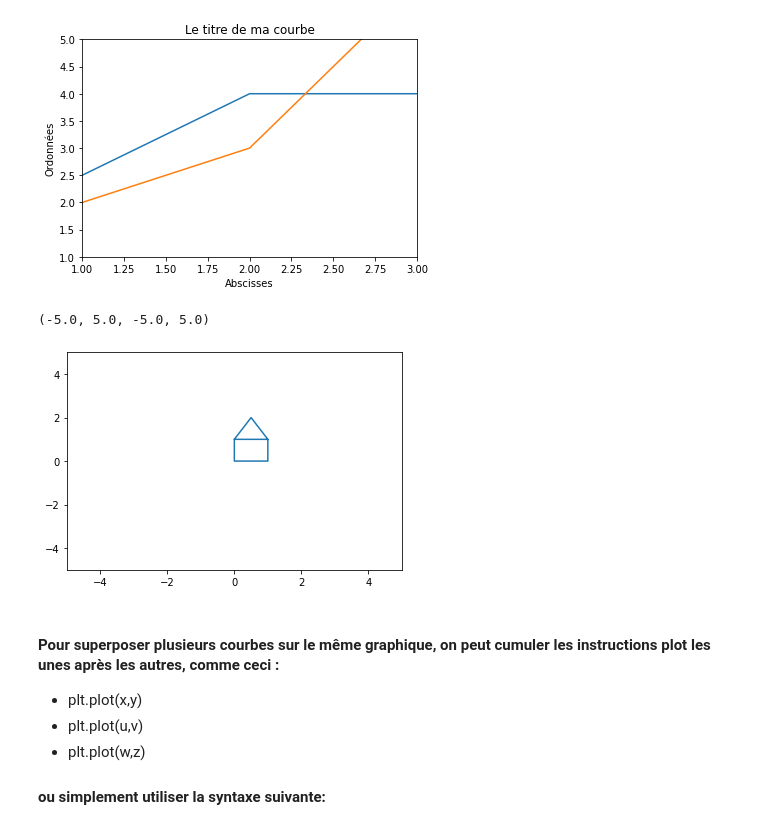
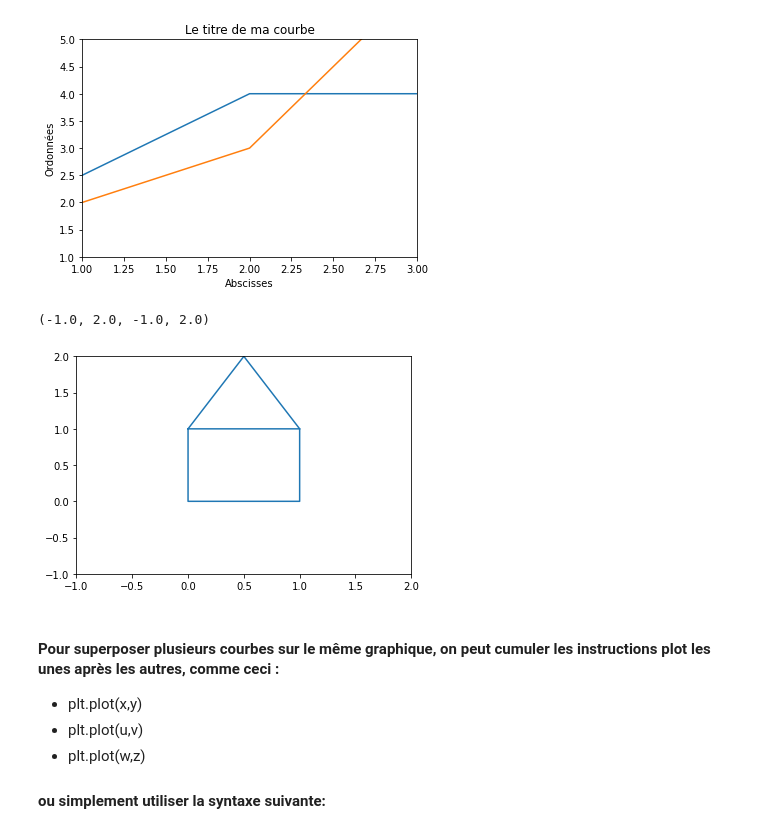
Before and after one commit to benech17/Data-Viz-Courses, a Jupyter notebook: Matplotlib/Matplotlib.ipynb, the cells around one changed output. Saved outputs shown, nothing was run; the diff lists cells and outputs as text; code cells hidden in the pictures.

```diff
--- a/Matplotlib/Matplotlib.ipynb
+++ b/Matplotlib/Matplotlib.ipynb
@@ -83,11 +86,11 @@ plt.ylabel("Ordonnées");
 [figure]
 # %%
 plt.plot([0,0,1,1,0,0.5,1],[1,0,0,1,1,2,1])
-#plt.axis([-1,2,-1,2])
-plt.axis([-5,5,-5,5])
+plt.axis([-1,2,-1,2])
+#plt.axis([-5,5,-5,5])
 # %% [output]
-(-5.0, 5.0, -5.0, 5.0)
+(-1.0, 2.0, -1.0, 2.0)
-[figure, old version]
+[figure, new version]
 # %% [markdown]
 #### Pour superposer plusieurs courbes sur le même graphique, on peut cumuler les instructions plot les unes après les autres, comme ceci :
 
```
Also changed, not shown: parts of 5 cells of this notebook.
